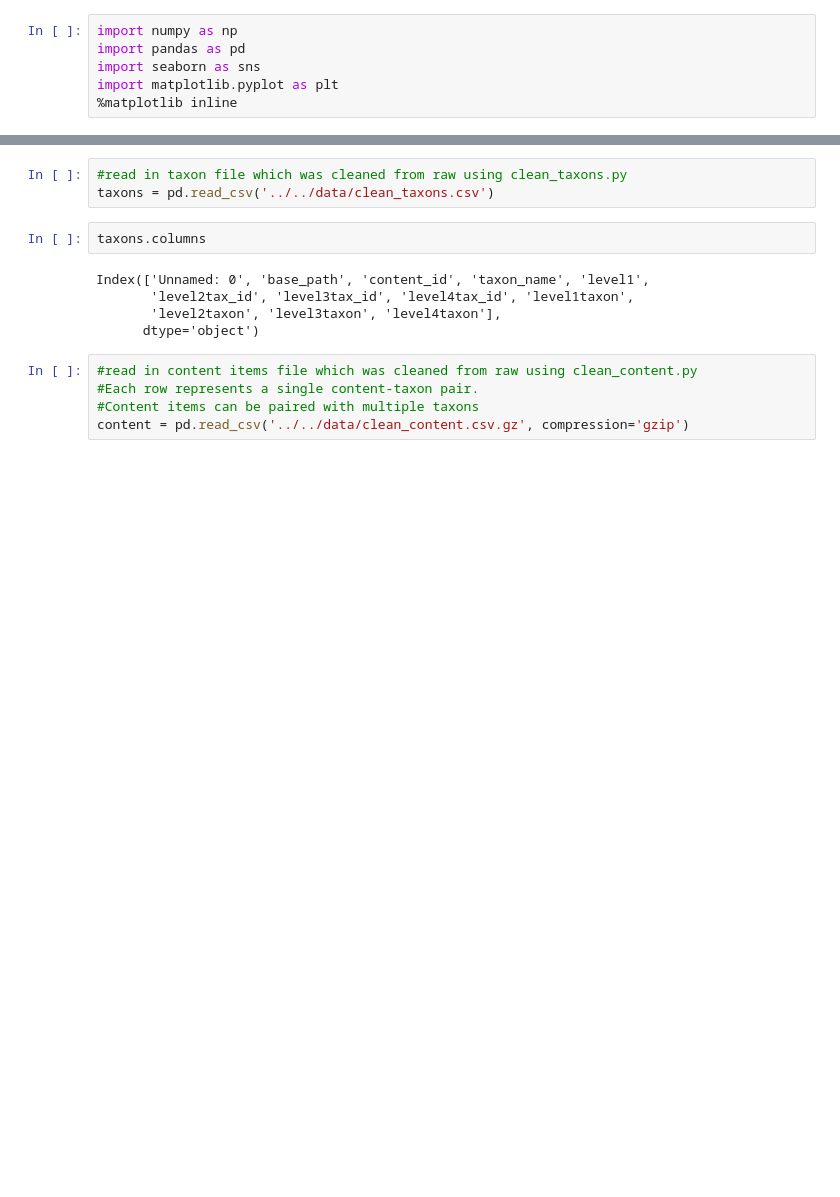
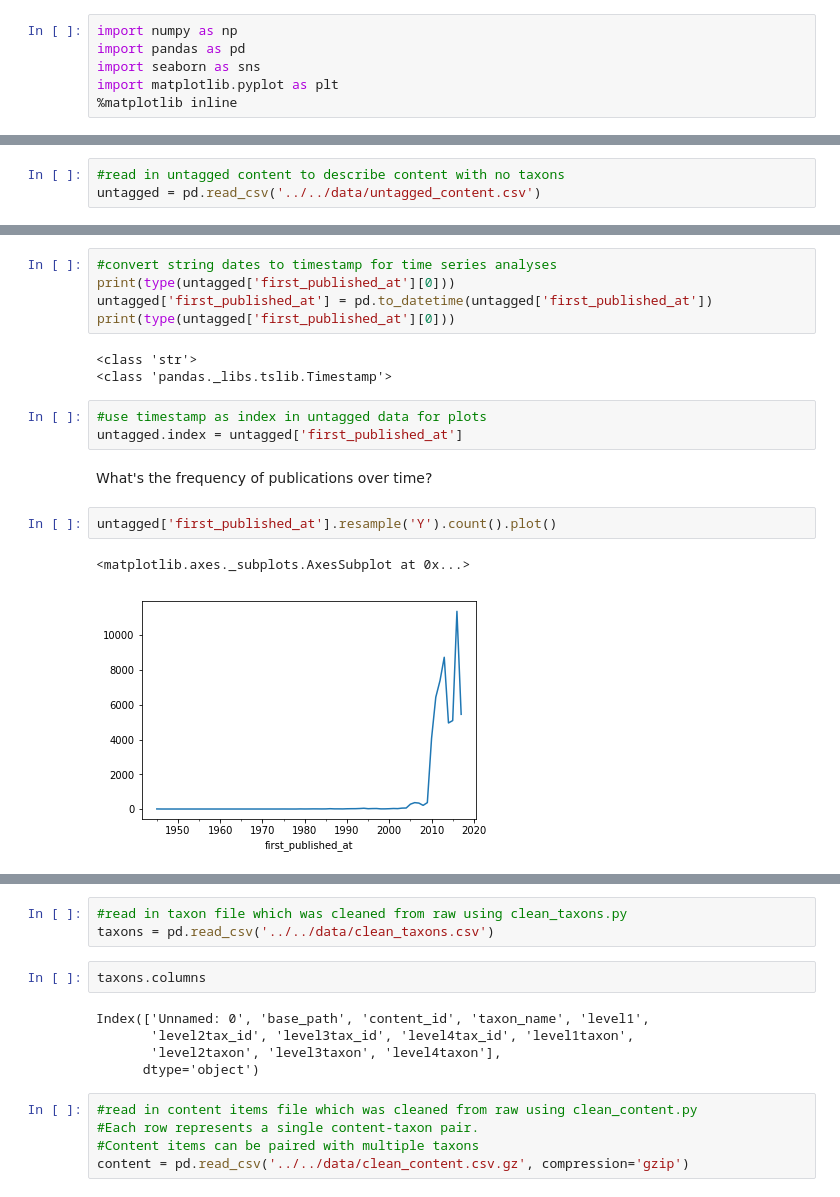
Before and after one commit to alphagov/govuk-taxonomy-supervised-learning, a Jupyter notebook: python/notebooks/EDA-MU.ipynb, the cells around one changed output, grey strips where cells are left out. Cells and saved outputs as stored; diff of their text form; blank space fills up the shorter version.

Commit message:
Add time series analysis of untagged data by document type

```diff
--- a/python/notebooks/EDA-MU.ipynb
+++ b/python/notebooks/EDA-MU.ipynb
@@ -6,0 +9,3 @@ import matplotlib.pyplot as plt
+# %%
+#read in untagged content to describe content with no taxons
+untagged = pd.read_csv('../../data/untagged_content.csv')
@@ -6,0 +28,18 @@ import matplotlib.pyplot as plt
+# %%
+#convert string dates to timestamp for time series analyses
+print(type(untagged['first_published_at'][0]))
+untagged['first_published_at'] = pd.to_datetime(untagged['first_published_at'])
+print(type(untagged['first_published_at'][0]))
+# %% [output]
+<class 'str'>
+<class 'pandas._libs.tslib.Timestamp'>
+# %%
+#use timestamp as index in untagged data for plots
+untagged.index = untagged['first_published_at']
+# %% [markdown]
+What's the frequency of publications over time?
+# %%
+untagged['first_published_at'].resample('Y').count().plot()
+# %% [output]
+<matplotlib.axes._subplots.AxesSubplot at 0x...>
+[figure, added]
```
Also changed, not shown: parts of 30 cells of this notebook.
